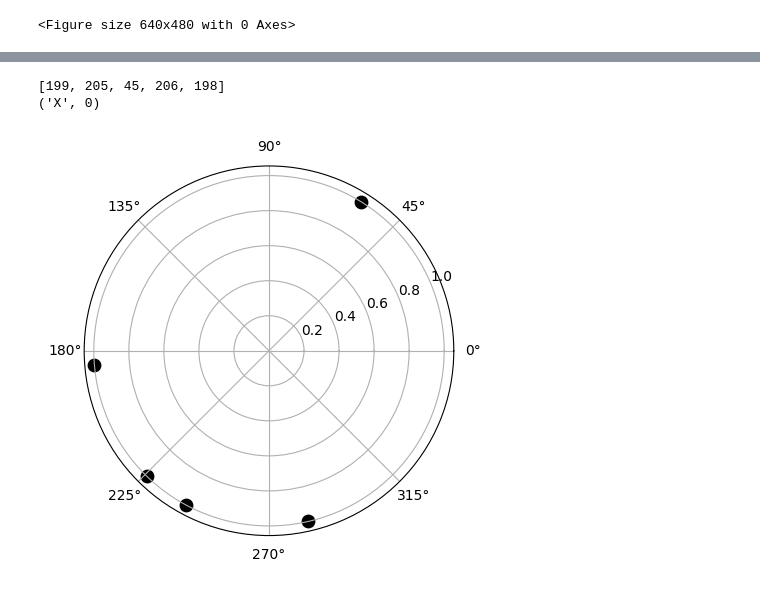
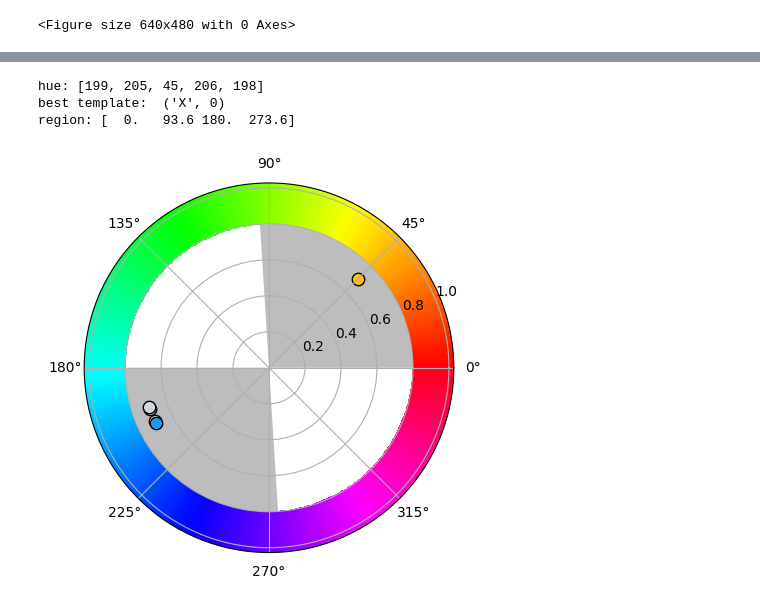
Before and after one commit to meeeeeeeeow/Color-Transform, a Jupyter notebook: harmony.ipynb, the cells around one changed output, grey strips where cells are left out. Cells and saved outputs as stored; diff of their text form; code cells hidden in the pictures.

```diff
--- a/harmony.ipynb
+++ b/harmony.ipynb
@@ -112,6 +179,8 @@ templates["i"] = np.array([0, 18])
 
 # hue distance between image and template
 best = (None, float('inf'))
+region = [0, 0, 0, 0]
+
 for t, v in templates.items():
     # single region
     if t in ['i', 'V', 'T']:
@@ -121,7 +190,10 @@ for t, v in templates.items():
                 if ((v[0] < v[1] and (h < v[0] or h > v[1])) or\
                     (v[0] > v[1] and (h < v[0] and h > v[1]))):
                     distance += min(abs(h-v[0]), abs(h-v[1]), abs(360-h+v[0]), abs(360-h+v[1]))
-            if distance < best[1]: best = (t, distance)
+            if distance < best[1]:
+                best = (t, distance)
+                region[:2] = v
+            v = (v + 1) % 360
 
     # symmetric
     elif t in ['I', 'X']:
@@ -132,7 +204,10 @@ for t, v in templates.items():
                     (v[2] > v[3] and ((h < v[0] or h > v[1]) and (h < v[2] and h > v[3])))):
                     distance += min(abs(h-v[0]), abs(h-v[1]), abs(h-v[2]), abs(h-v[3]),
                                     abs(360-h+v[0]), abs(360-h+v[1]), abs(360-h+v[2]), abs(360-h+v[3]))
-            if distance < best[1]: best = (t, distance)
+            if distance < best[1]:
+                best = (t, distance)
+                region = v
+            v = (v + 1) % 360
 
     # double region (L and Y)
     else:
@@ -144,19 +219,42 @@ for t, v in templates.items():
                     ((v[0] < v[1] and v[2] > v[3]) and ((h < v[0] or h > v[1]) and (h < v[2] and h > v[3])))):
                     distance += min(abs(h-v[0]), abs(h-v[1]), abs(h-v[2]), abs(h-v[3]),
                                     abs(360-h+v[0]), abs(360-h+v[1]), abs(360-h+v[2]), abs(360-h+v[3]))
-            if distance < best[1]: best = (t, distance)
+            if distance < best[1]:
+                best = (t, distance)
+                region = v
+            v = (v + 1) % 360
 
-print(hue)
-print(best)
+print("hue:", hue)
+print("best template: ", best)
+print("region:", region)
 # %% [output]
-[199, 205, 45, 206, 198]
-('X', 0)
+hue: [199, 205, 45, 206, 198]
+best template:  ('X', 0)
+region: [  0.   93.6 180.  273.6]
-# %%
-# plot color point on the hue curcle
-fig = plt.figure()
-ax = fig.add_subplot(111, projection='polar')
-for angle in hue:
-    ax.scatter(angle, 1, color='black', s=80, marker='o')
-plt.show()
-# %% [output]
-[figure, removed]
+# %%
+# ------ plot color point on the hue curcle ------
+fig = plt.figure()
+
+# hue wheel
+theta = np.linspace(0, 2*np.pi, 360)
+r = np.random.uniform(0.8, 1, 360)
+T, R = np.meshgrid(theta, r)
+C = T / (2*np.pi)
+
+ax = fig.add_subplot(111, projection='polar')
+# ax.set_axis_off()
+ax.pcolormesh(T, R, C, cmap=cm.hsv)
+
+# plot template region
+a0, a1, b0, b1 = region * np.pi / 180
+theta = np.linspace(a0, a1, 100)
+ax.fill_between(theta, 0.8, color='#bdbdbd', edgecolor='none')
+theta = np.linspace(b0, b1, 100)
+ax.fill_between(theta, 0.8, color='#bdbdbd', edgecolor='none')
+
+# color points
+for angle, c in zip(hue, rgb):
+    ax.scatter(angle*np.pi/180, 0.7, color=c, s=80, marker='o', edgecolors="black")
+plt.show()
+# %% [output]
+[figure, added]
```
Also changed, not shown: parts of 2 cells of this notebook.
